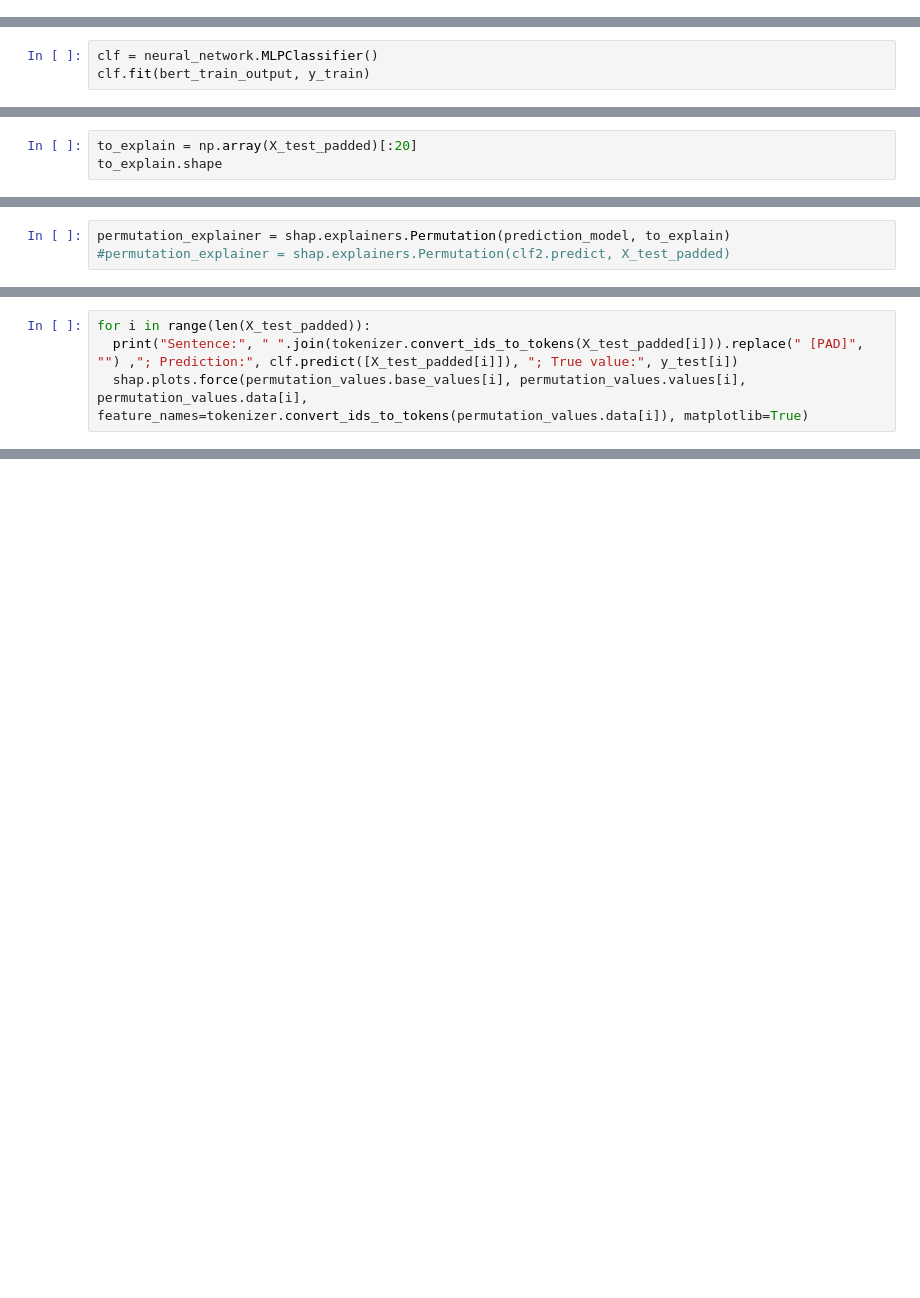
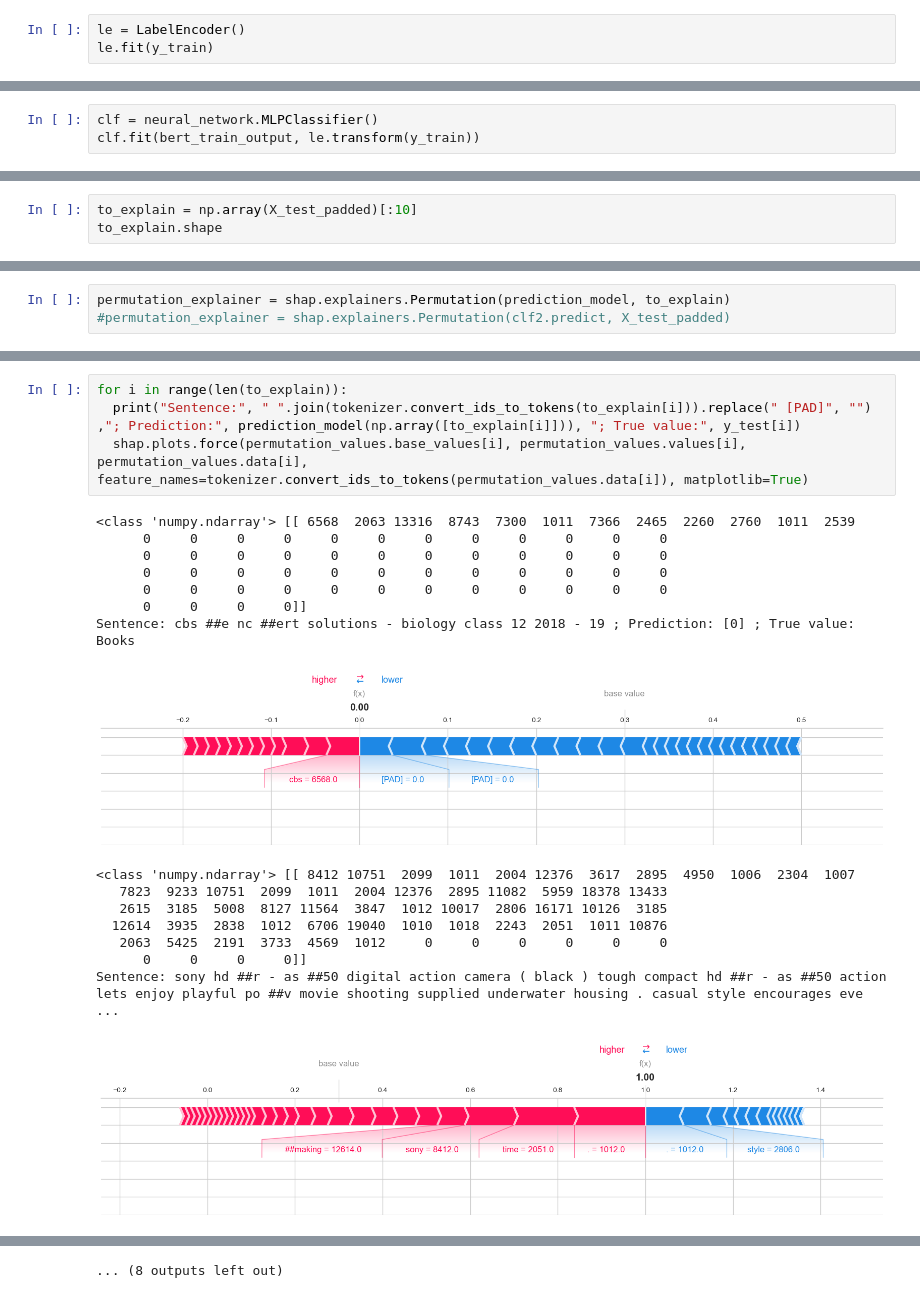
Before and after one commit to bkapteijns/thesis, a Jupyter notebook: code/feature-relevance/SHAP/product-classification/nlp_shap.ipynb, the cells around one changed output, grey strips where cells are left out. Cells and saved outputs as stored; diff of their text form; blank space fills up the shorter version.

```diff
--- a/code/feature-relevance/SHAP/product-classification/nlp_shap.ipynb
+++ b/code/feature-relevance/SHAP/product-classification/nlp_shap.ipynb
@@ -209,3 +209,6 @@ BaseModelOutputWithPoolingAndCrossAttentions(last_hidden_state=tensor([[[-0.3392
 # %%
 bert_test_output = bert_test_output[1].detach().numpy().copy()
 bert_test_output = bert_test_output.reshape(X_test.shape[0], 768)
+# %%
+le = LabelEncoder()
+le.fit(y_train)
@@ -212,6 +217,6 @@ bert_test_output = bert_test_output.reshape(X_test.shape[0], 768)
 # %%
 clf = neural_network.MLPClassifier()
-clf.fit(bert_train_output, y_train)
+clf.fit(bert_train_output, le.transform(y_train))
 # %% [output]
 Stochastic Optimizer: Maximum iterations (200) reached and the optimization hasn't converged yet.
 MLPClassifier()
@@ -234,6 +239,6 @@ shap.initjs()
 # %% [output]
 [interactive output not drawn]
 # %%
-to_explain = np.array(X_test_padded)[:20]
+to_explain = np.array(X_test_padded)[:10]
 to_explain.shape
 # %% [output]
@@ -262,4 +458,21 @@ print(permutation_values)
 # %%
-for i in range(len(X_test_padded)):
-  print("Sentence:", " ".join(tokenizer.convert_ids_to_tokens(X_test_padded[i])).replace(" [PAD]", "") ,"; Prediction:", clf.predict([X_test_padded[i]]), "; True value:", y_test[i])
+for i in range(len(to_explain)):
+  print("Sentence:", " ".join(tokenizer.convert_ids_to_tokens(to_explain[i])).replace(" [PAD]", "") ,"; Prediction:", prediction_model(np.array([to_explain[i]])), "; True value:", y_test[i])
   shap.plots.force(permutation_values.base_values[i], permutation_values.values[i], permutation_values.data[i], feature_names=tokenizer.convert_ids_to_tokens(permutation_values.data[i]), matplotlib=True)
+# %% [output]
+<class 'numpy.ndarray'> [[ 6568  2063 13316  8743  7300  1011  7366  2465  2260  2760  1011  2539
+      0     0     0     0     0     0     0     0     0     0     0     0
+      0     0     0     0     0     0     0     0     0     0     0     0
+      0     0     0     0     0     0     0     0     0     0     0     0
+      0     0     0     0     0     0     0     0     0     0     0     0
+      0     0     0     0]]
+Sentence: cbs ##e nc ##ert solutions - biology class 12 2018 - 19 ; Prediction: [0] ; True value: Books
+[figure, added]
+<class 'numpy.ndarray'> [[ 8412 10751  2099  1011  2004 12376  3617  2895  4950  1006  2304  1007
+   7823  9233 10751  2099  1011  2004 12376  2895 11082  5959 18378 13433
+   2615  3185  5008  8127 11564  3847  1012 10017  2806 16171 10126  3185
+  12614  3935  2838  1012  6706 19040  1010  1018  2243  2051  1011 10876
+   2063  5425  2191  3733  4569  1012     0     0     0     0     0     0
+      0     0     0     0]]
+Sentence: sony hd ##r - as ##50 digital action camera ( black ) tough compact hd ##r - as ##50 action lets enjoy playful po ##v movie shooting supplied underwater housing . casual style encourages eve ...
+[figure, added]
@@ -266,3 +511,4 @@ for i in range(len(X_test_padded)):
+... (8 outputs left out)
 # %%
 import dill
 filename = 'globalsave.pkl'
```
Also changed, not shown: parts of 8 cells of this notebook, 2 other files.
